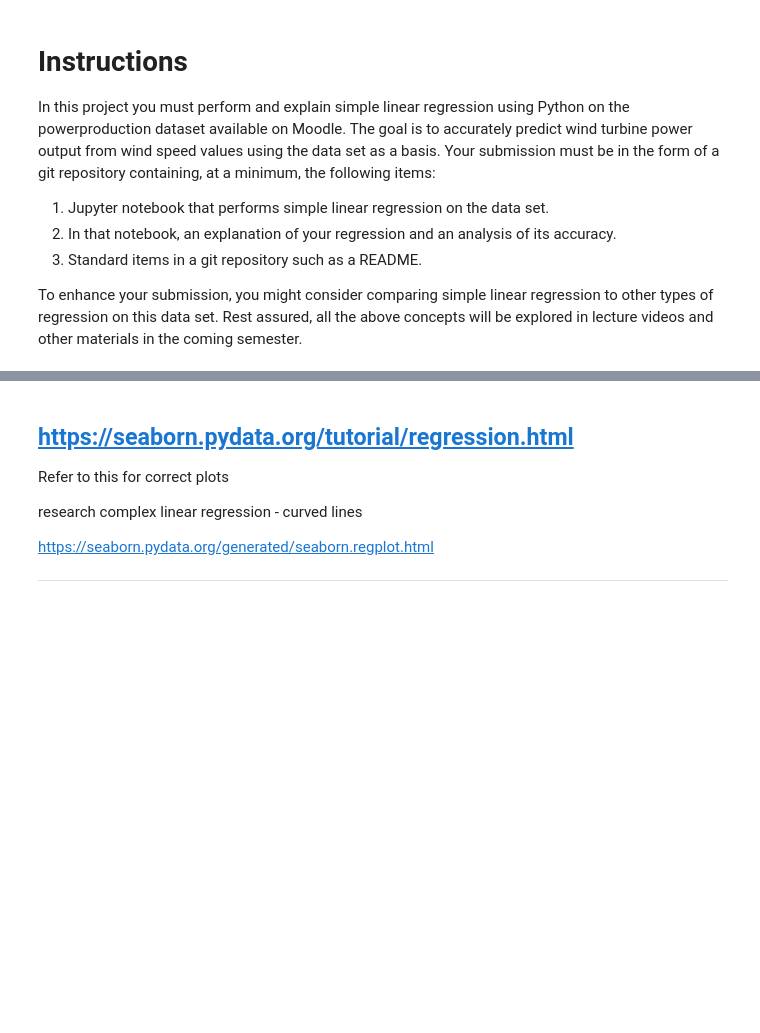
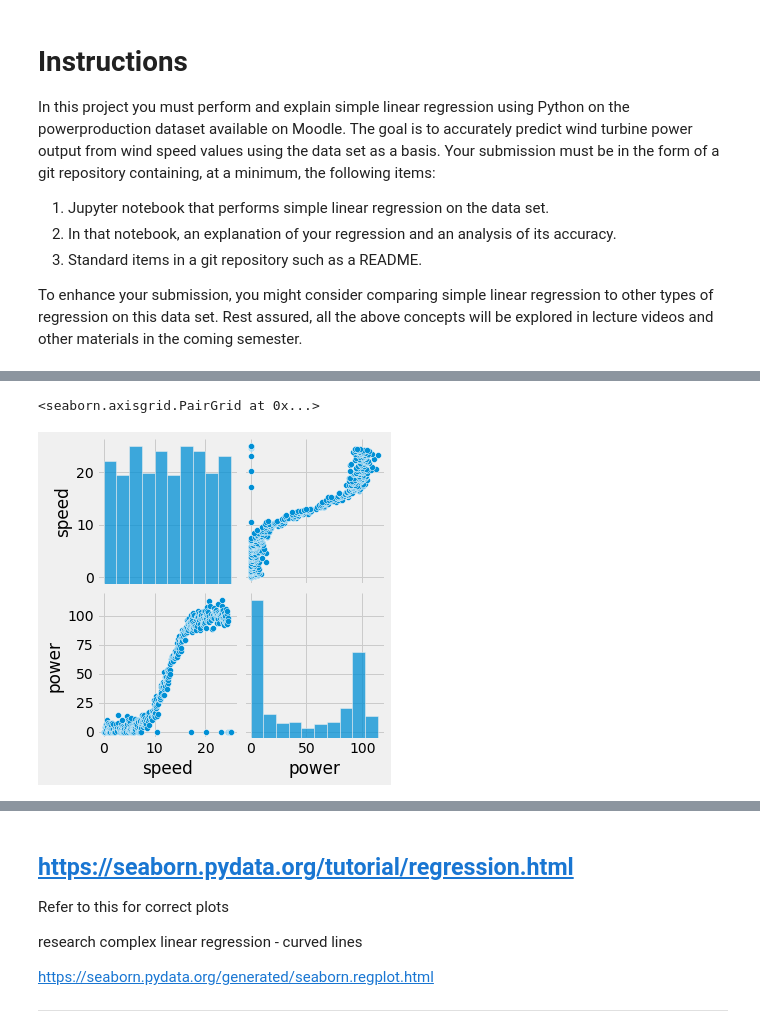
Before and after one commit to eoinlees/FoDA-Project-2020, a Jupyter notebook: Project-2020.ipynb, the cells around one changed output, grey strips where cells are left out. Saved outputs shown, nothing was run; the diff lists cells and outputs as text; code cells hidden in the pictures; blank space fills up the shorter version.

Commit message:
Intro and data sections complete.

```diff
--- a/Project-2020.ipynb
+++ b/Project-2020.ipynb
@@ -220,0 +97,3 @@ Whats a regplot? regression?
+# %%
+df = pd.read_csv("https://raw.githubusercontent.com/ianmcloughlin/2020A-machstat-project/master/dataset/powerproduction.csv")
+df
@@ -220,0 +130,6 @@ Whats a regplot? regression?
+# %%
+# Pairplot to get initial view of data.
+sns.pairplot(df)
+# %% [output]
+<seaborn.axisgrid.PairGrid at 0x...>
+[figure, added]
```
Also changed, not shown: parts of 64 cells of this notebook.
